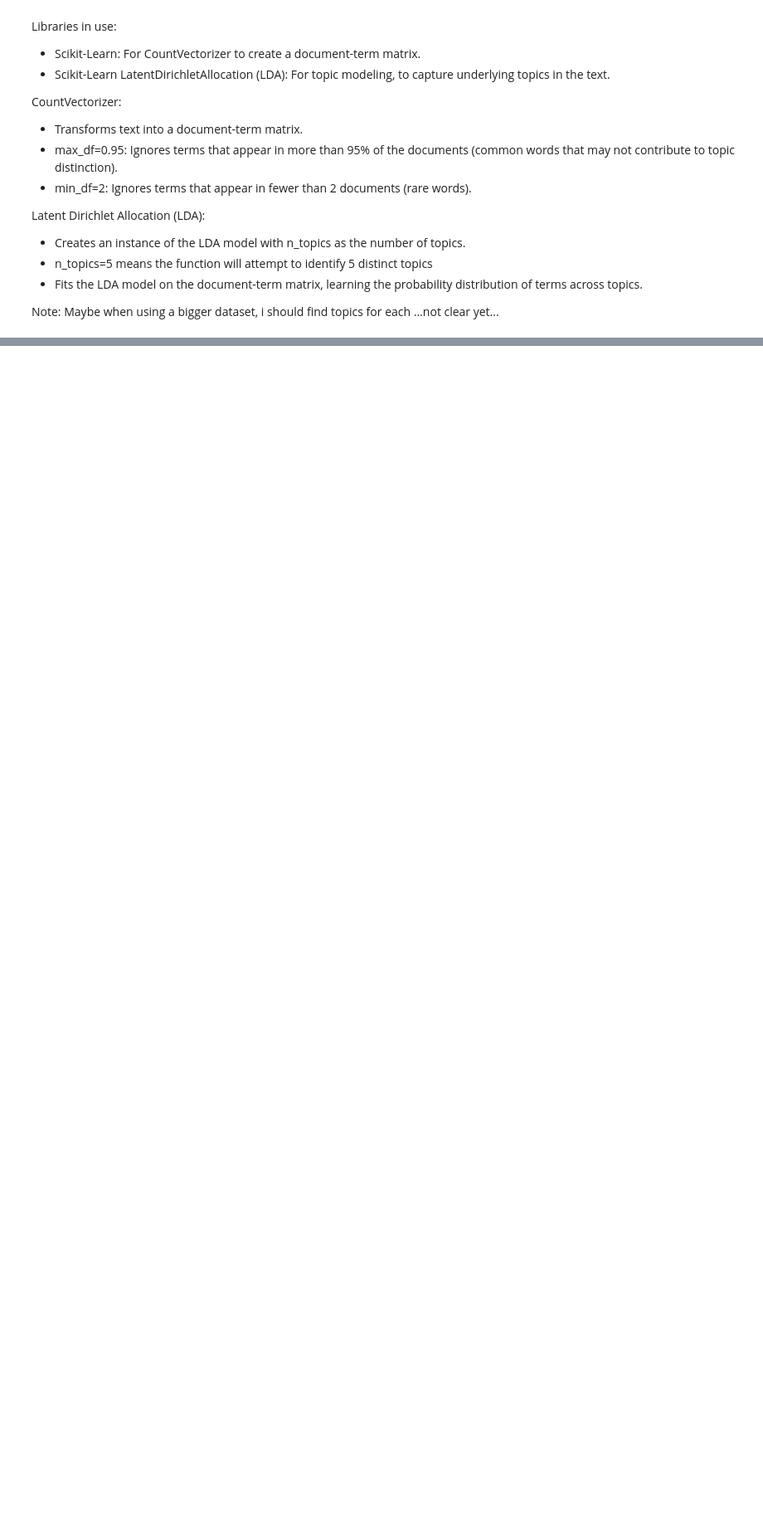
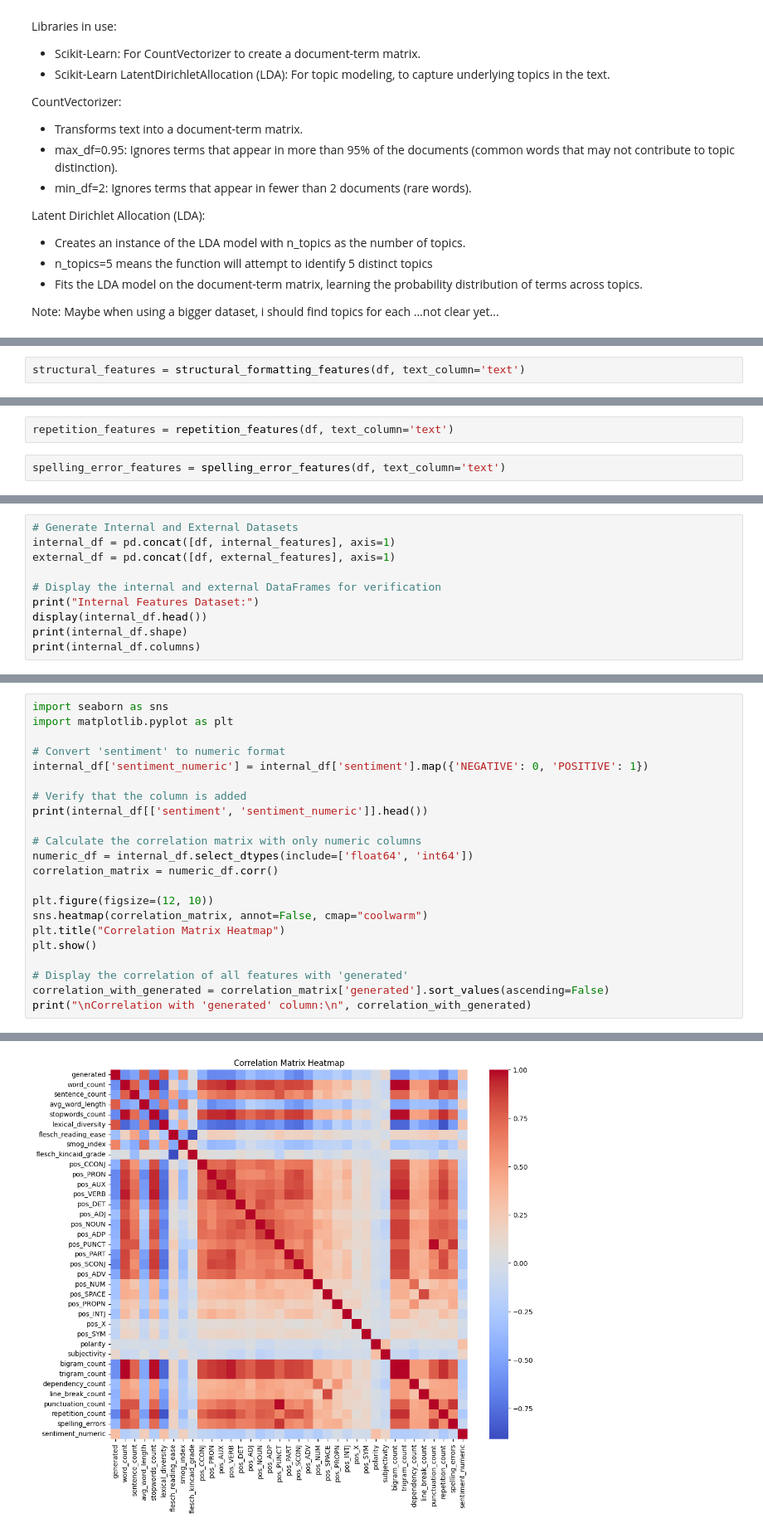
Before and after one commit to yukaberry/detect_ai_content, a Jupyter notebook: notebooks/texts/lina_texts_feature_eng.ipynb, the cells around one changed output, grey strips where cells are left out. Shown at 83% size. Cells and saved outputs as stored; diff of their text form; blank space fills up the shorter version.

Commit message:
Add feature engineering notebook for text analysis

```diff
--- a/notebooks/texts/lina_texts_feature_eng.ipynb
+++ b/notebooks/texts/lina_texts_feature_eng.ipynb
@@ -797,0 +577,2 @@ plt.show()
+# %%
+structural_features = structural_formatting_features(df, text_column='text')
@@ -797,0 +581,4 @@ plt.show()
+# %%
+repetition_features = repetition_features(df, text_column='text')
+# %%
+spelling_error_features = spelling_error_features(df, text_column='text')
@@ -797,0 +631,10 @@ plt.show()
+# %%
+# Generate Internal and External Datasets
+internal_df = pd.concat([df, internal_features], axis=1)
+external_df = pd.concat([df, external_features], axis=1)
+
+# Display the internal and external DataFrames for verification
+print("Internal Features Dataset:")
+display(internal_df.head())
+print(internal_df.shape)
+print(internal_df.columns)
@@ -797,0 +756,23 @@ plt.show()
+# %%
+import seaborn as sns
+import matplotlib.pyplot as plt
+
+# Convert 'sentiment' to numeric format
+internal_df['sentiment_numeric'] = internal_df['sentiment'].map({'NEGATIVE': 0, 'POSITIVE': 1})
+
+# Verify that the column is added
+print(internal_df[['sentiment', 'sentiment_numeric']].head())
+
+# Calculate the correlation matrix with only numeric columns
+numeric_df = internal_df.select_dtypes(include=['float64', 'int64'])
+correlation_matrix = numeric_df.corr()
+
+plt.figure(figsize=(12, 10))
+sns.heatmap(correlation_matrix, annot=False, cmap="coolwarm")
+plt.title("Correlation Matrix Heatmap")
+plt.show()
+
+# Display the correlation of all features with 'generated'
+correlation_with_generated = correlation_matrix['generated'].sort_values(ascending=False)
+print("\nCorrelation with 'generated' column:\n", correlation_with_generated)
+# %% [output]
@@ -797,0 +785 @@ plt.show()
+[figure, added]
```
Also changed, not shown: parts of 85 cells of this notebook.
